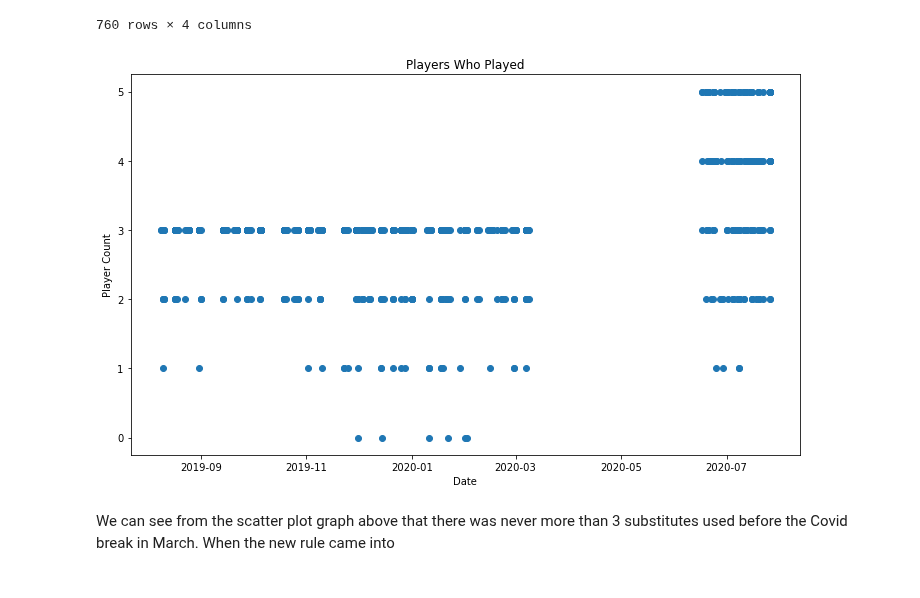
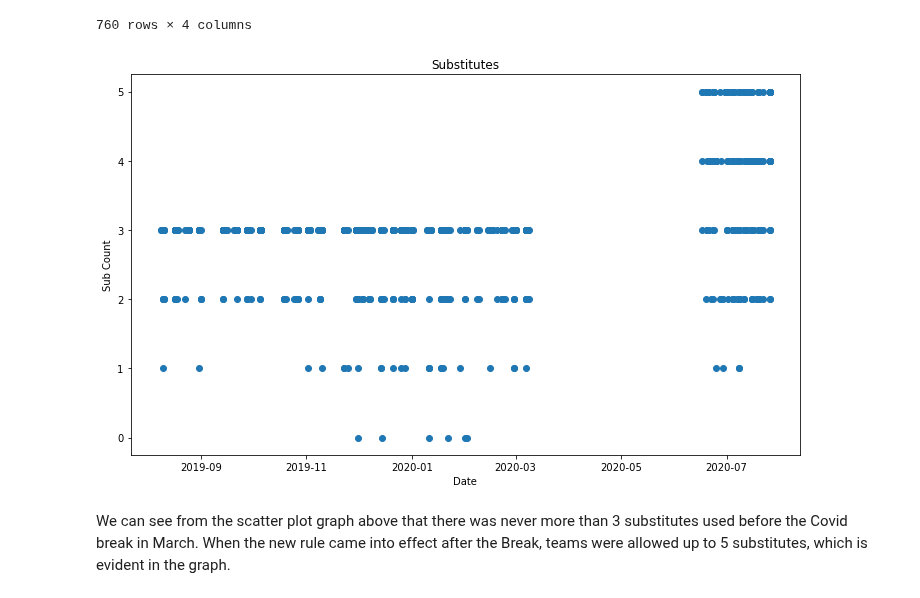
Before and after one commit to CharlesPeterMcCarthy/english-premier-league-2019-2020-statistical-analysis, a Jupyter notebook: epl-2019-2020.ipynb, the cells around one changed output. Saved outputs shown, nothing was run; the diff lists cells and outputs as text; code cells hidden in the pictures.

Commit message:
Substitute Frequencies

```diff
--- a/epl-2019-2020.ipynb
+++ b/epl-2019-2020.ipynb
@@ -1108,11 +1108,11 @@ team_match_players_played
 # %%
 plt.scatter(team_match_players_played.date, team_match_players_played.substitute_count)
 plt.xlabel('Date')
-plt.ylabel('Player Count')
-plt.title('Players Who Played')
+plt.ylabel('Sub Count')
+plt.title('Substitutes')
 
 plt.show();
 # %% [output]
-[figure, old version]
+[figure, new version]
 # %% [markdown]
-We can see from the scatter plot graph above that there was never more than 3 substitutes used before the Covid break in March. When the new rule came into
+We can see from the scatter plot graph above that there was never more than 3 substitutes used before the Covid break in March. When the new rule came into effect after the Break, teams were allowed up to 5 substitutes, which is evident in the graph.
```
Also changed, not shown: parts of 8 cells of this notebook.
